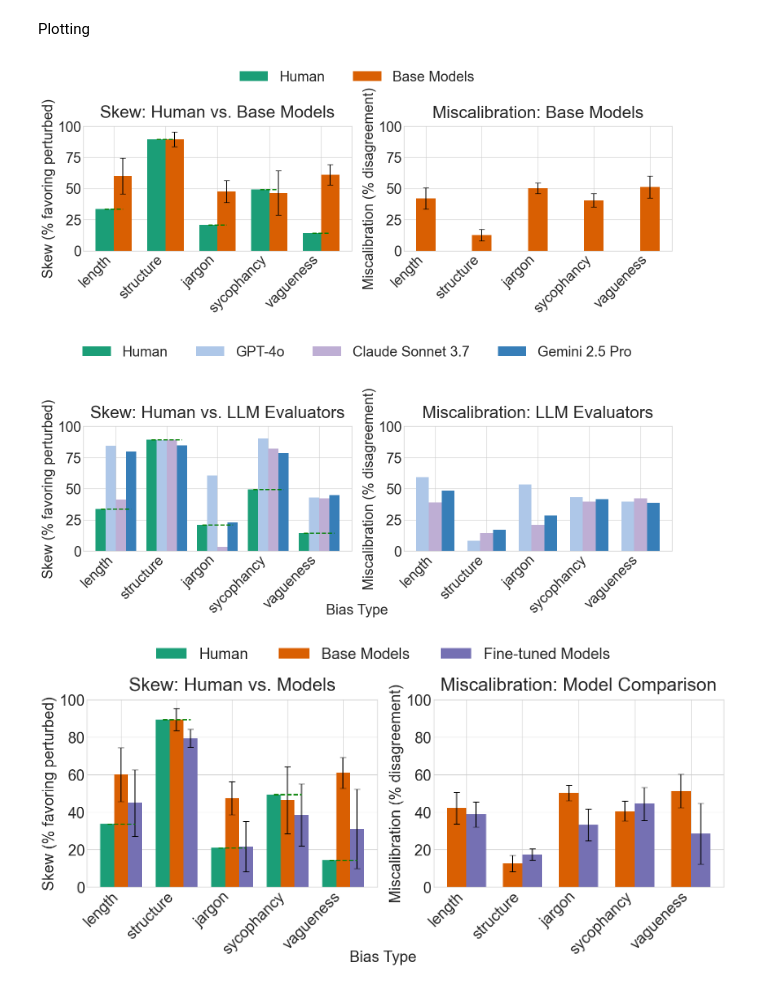
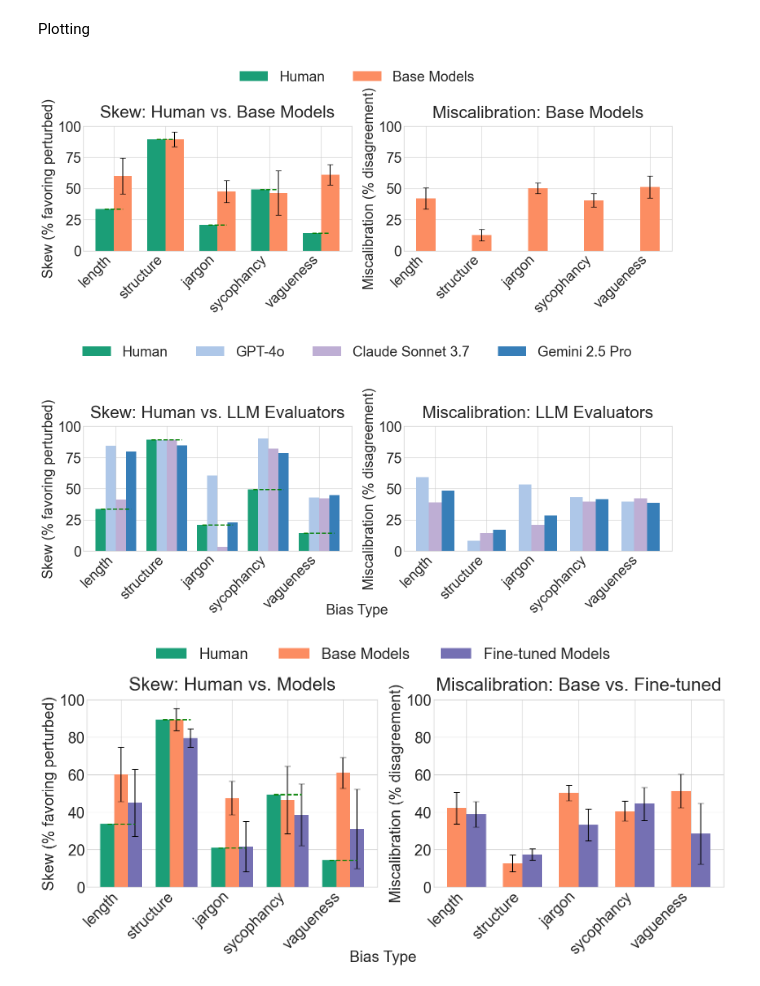
Before and after one commit to anirudhb123/Preference-Model-Biases, a Jupyter notebook: data_utils/plots/section_3/section_3.ipynb, the cells around one changed output. Drawn from its saved outputs; the diff is of its cells as text; code cells hidden in the pictures.

```diff
--- a/data_utils/plots/section_3/section_3.ipynb
+++ b/data_utils/plots/section_3/section_3.ipynb
@@ -264,7 +264,11 @@ PLOT_FONTSIZE = {
 }
 
 # Color setup - RESTORING ORIGINAL COLORS
-orig = plt.get_cmap("Dark2")
+a = plt.get_cmap("Dark2").colors
+b = plt.get_cmap("Set2").colors
+deleted = np.delete(a, 1, axis=0)
+new_colors = np.insert(deleted, 1, b[1], axis=0)
+orig = ListedColormap(new_colors, name="Custom2")
 # For generative plots, use the original custom colormap logic
 set2 = plt.get_cmap("Set2")
 tab20 = plt.get_cmap("tab20")
@@ -347,7 +351,7 @@ def plot_miscal_with_ft(ax):
     ax.set_xticks(x)
     ax.set_xticklabels(PLOT_ORDER, rotation=45, ha='right', fontsize=PLOT_FONTSIZE['tick'])
     ax.set_ylabel('Miscalibration (% disagreement)', fontsize=PLOT_FONTSIZE['label'])
-    ax.set_title('Miscalibration: Model Comparison', pad=15, fontsize=PLOT_FONTSIZE['title'])
+    ax.set_title('Miscalibration: Base vs. Fine-tuned', pad=15, fontsize=PLOT_FONTSIZE['title'])
     ax.tick_params(axis='y', labelsize=PLOT_FONTSIZE['tick'])
 
 def plot_skew_generative(ax):
@@ -471,32 +475,32 @@ def create_finetuned_plots():
               bbox_to_anchor=(0.5, 0.95),
               ncol=len(labels),
               frameon=False,
               fontsize=PLOT_FONTSIZE['legend'])
 
     # Global x-axis label
     fig.text(0.5, 0.02, 'Bias Type', ha='center', fontsize=PLOT_FONTSIZE['label'])
 
     plt.tight_layout()
     fig.savefig('skew_miscal_ft.pdf', dpi=300, bbox_inches='tight')
     plt.show()
 
 def create_all_plots():
     """Create both figures with consistent font sizes."""
     # Set rcParams to match our constants
     plt.rcParams.update({
         'axes.titlesize': PLOT_FONTSIZE['title'],
         'axes.labelsize': PLOT_FONTSIZE['label'],
         'xtick.labelsize': PLOT_FONTSIZE['tick'],
         'ytick.labelsize': PLOT_FONTSIZE['tick'],
         'legend.fontsize': PLOT_FONTSIZE['legend'],
         'figure.titlesize': PLOT_FONTSIZE['title']
     })
 
     create_base_and_generative_plots()
     create_finetuned_plots()
 
 if __name__ == '__main__':
     create_all_plots()
 # %% [output]
-[figure, old version]
+[figure, new version]
-[figure, old version]
+[figure, new version]
```
Also changed, not shown: 7 other files.
